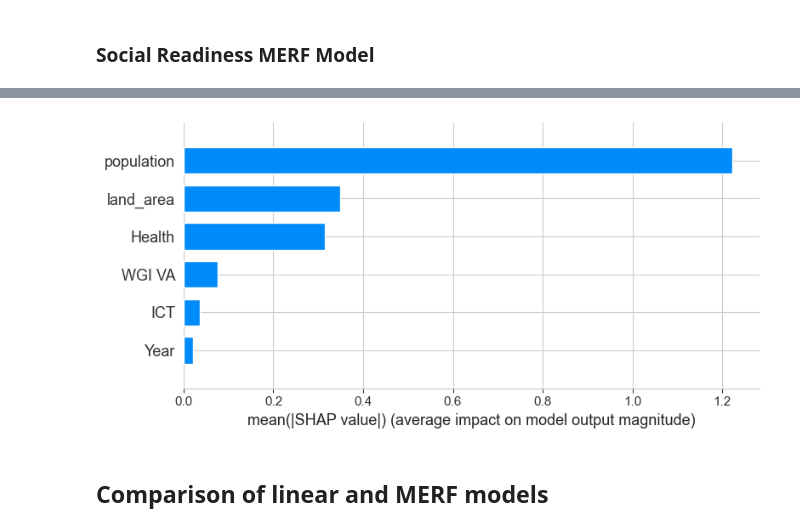
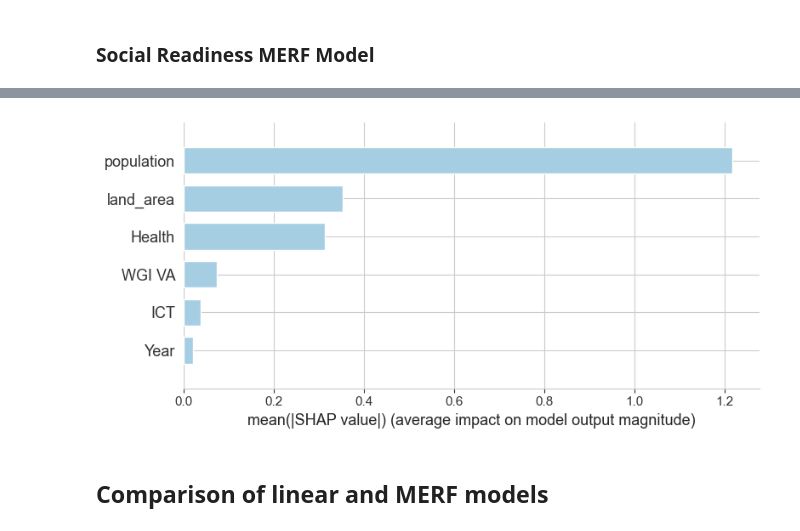
Before and after one commit to marcbarc19/DataScienceExam, a Jupyter notebook: ghg-modelling.ipynb, the cells around one changed output, grey strips where cells are left out. Saved outputs shown, nothing was run; the diff lists cells and outputs as text; code cells hidden in the pictures.

```diff
--- a/ghg-modelling.ipynb
+++ b/ghg-modelling.ipynb
@@ -1550,12 +1550,12 @@ INFO     [merf.py:307] Training GLL is -10665.713436064925 at iteration 20.
 # %%
 # Calculate SHAP values
 explainer = shap.TreeExplainer(merf.trained_fe_model)  # Assuming the fixed effects model is a tree-based model
 shap_values = explainer.shap_values(X_train_selected)
 
 # Plot SHAP summary plot
-shap.summary_plot(shap_values, X_train_selected, plot_type="bar")
+shap.summary_plot(shap_values, X_train_selected, plot_type="bar", color=sns.color_palette('Paired')[0])
 # %% [output]
-[figure, old version]
+[figure, new version]
 # %% [markdown]
 ## Comparison of linear and MERF models
 # %%
```
Also changed, not shown: parts of 12 cells of this notebook, 2 other files.
